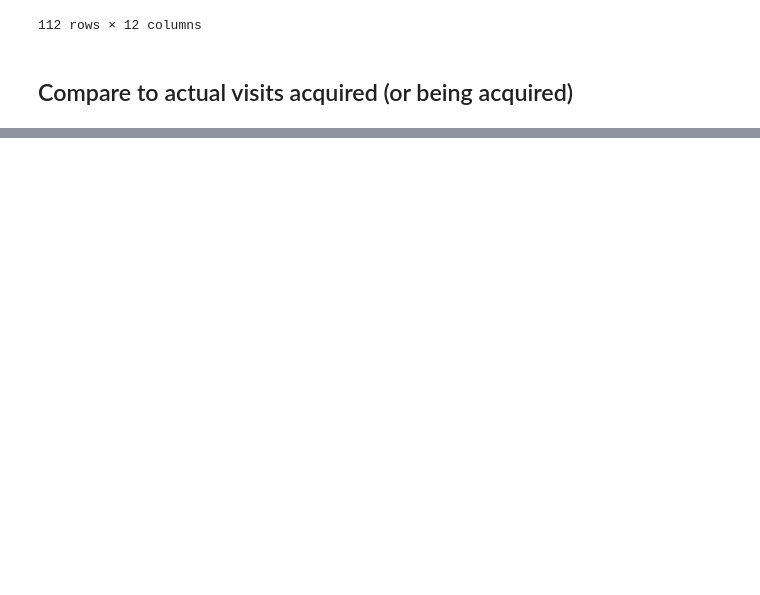
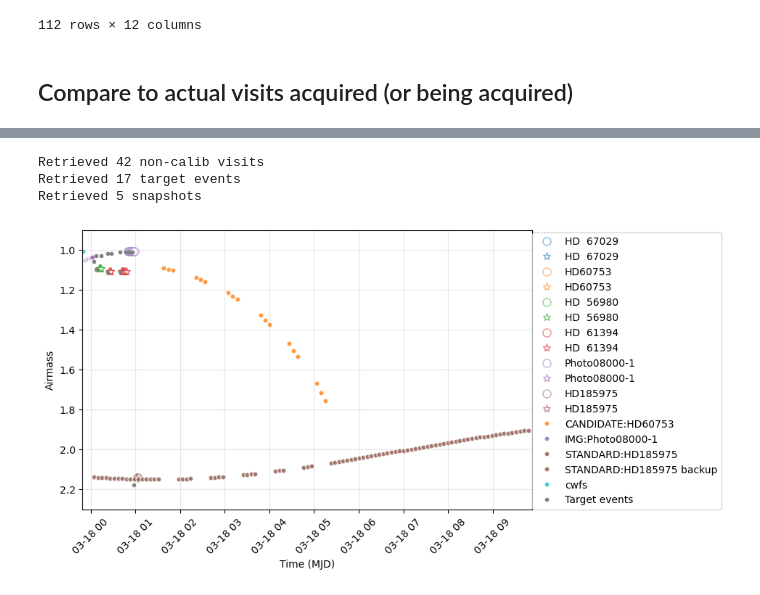
Before and after one commit to lsst-sims/auxtel_fbs, a Jupyter notebook: FBS_auxtel.ipynb, the cells around one changed output, grey strips where cells are left out. Cells and saved outputs as stored; diff of their text form; code cells hidden in the pictures; blank space fills up the shorter version.

Commit message:
Add targets to plot, make colors match for same targets

```diff
--- a/FBS_auxtel.ipynb
+++ b/FBS_auxtel.ipynb
@@ -770,0 +753,60 @@ retrieved 0 non-calib visits
+# %%
+# Connect and retrieve visits from the consdb - replace the token file with your own token
+endpoints = get_clients(token_file = '/Users/lynnej/.lsst/rsp_prod')
+dayobsint = int(day_obs.replace('-', ''))
+instrument = 'latiss'
+query = f"select * from cdb_{instrument}.visit1 where day_obs = {dayobsint}"
+visits = query_consdb(endpoints['api_base'] + endpoints['consdb'], endpoints['auth'], {'query': query})
+visits = augment_visits(visits)
+visits = visits.query('img_type not in ["BIAS", "DARK", "FLAT", "ENGTEST"]')
+print(f'Retrieved {len(visits)} non-calib visits')
+
+# Retrieve Target events from EFD, for kicks.
+topic = 'lsst.sal.Scheduler.logevent_target'
+targets = await endpoints['efd'].select_time_series(topic, '*', sunset, sunrise, index=2)
+print(f'Retrieved {len(targets)} target events')
+# Snapshots if desired
+topic = "lsst.sal.Scheduler.logevent_largeFileObjectAvailable"
+fields = ["url"]
+snapshots = await endpoints['efd'].select_time_series(topic, fields, sunset, sunrise, index=2)
+print(f'Retrieved {len(snapshots)} snapshots')
+# %% [output]
+Retrieved 42 non-calib visits
+Retrieved 17 target events
+Retrieved 5 snapshots
+# %%
+# Plot
+colors = colorcet.glasbey_category10
+pcolor = {}
+plt.figure(figsize=(8, 5))
+for i, target_name in enumerate(visits.target_name.unique()):
+    pcolor[target_name] = colors[i]
+    q = visits.query('target_name == @target_name')
+    q_acc = q.query('img_type in ["ACQ", "CWFS"]')
+    q_s = q.query('img_type not in ["ACQ", "CWFS"]')
+    plt.plot(Time(q_s.obs_start_mjd, format='mjd', scale='tai').datetime, q_s.airmass,
+             marker='o', markersize=8, markerfacecolor='white', alpha=0.5, color=pcolor[target_name],
+             linestyle='', label=target_name)
+    plt.plot(Time(q_acc.obs_start_mjd, format='mjd', scale='tai').datetime, q_acc.airmass,
+             marker='*', markersize=8, markerfacecolor='white', alpha=0.6, color=pcolor[target_name],
+             linestyle='', label=target_name)
+for j, scheduler_note in enumerate(np.unique(observations['scheduler_note'])):
+    target_name = scheduler_note.split(" ")[0].split(":")[-1]
+    if target_name in pcolor.keys():
+        color = pcolor[target_name]
+    else:
+        color = colors[i + j]
+    match = np.where(observations['scheduler_note'] == scheduler_note)
+    plt.plot(Time(observations[match]['mjd'], format='mjd', scale='utc').datetime, observations[match]['airmass'],
+             marker='o', markeredgecolor='white', markersize=5, alpha=0.8, linestyle='', color=color, label=scheduler_note)
+plt.plot(targets.index.values, targets.airmass, marker='.', color='gray', linestyle='', label="Target events")
+
+plt.xlim(sunset.datetime, sunrise.datetime)
+plt.ylim(2.3, 0.9)
+plt.legend(loc=(1.0, 0))
+plt.xticks(rotation=45)
+plt.xlabel("Time (MJD)")
+plt.ylabel("Airmass")
+plt.grid(alpha=0.3)
+# %% [output]
+[figure, added]
```
Also changed, not shown: parts of 6 cells of this notebook.
